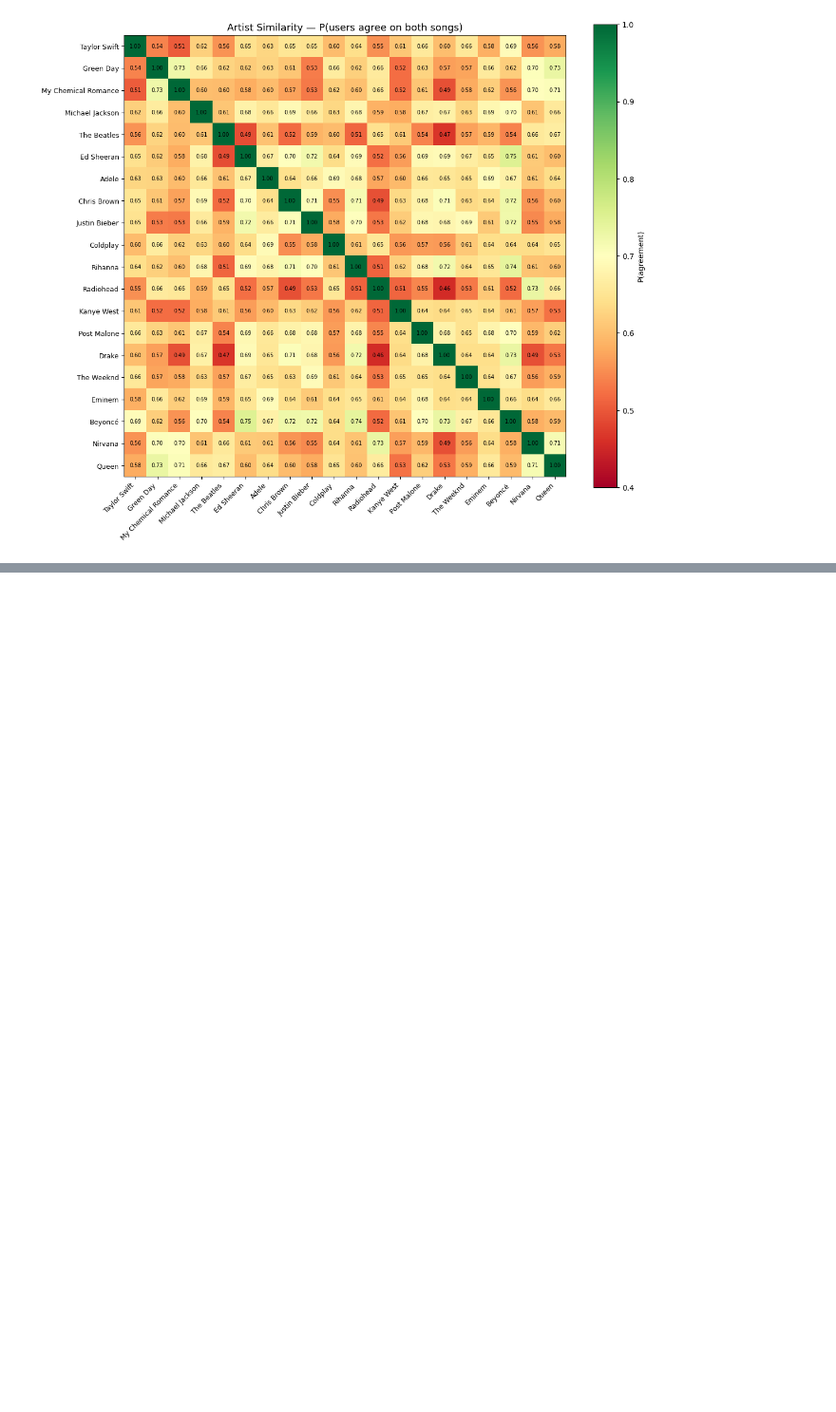
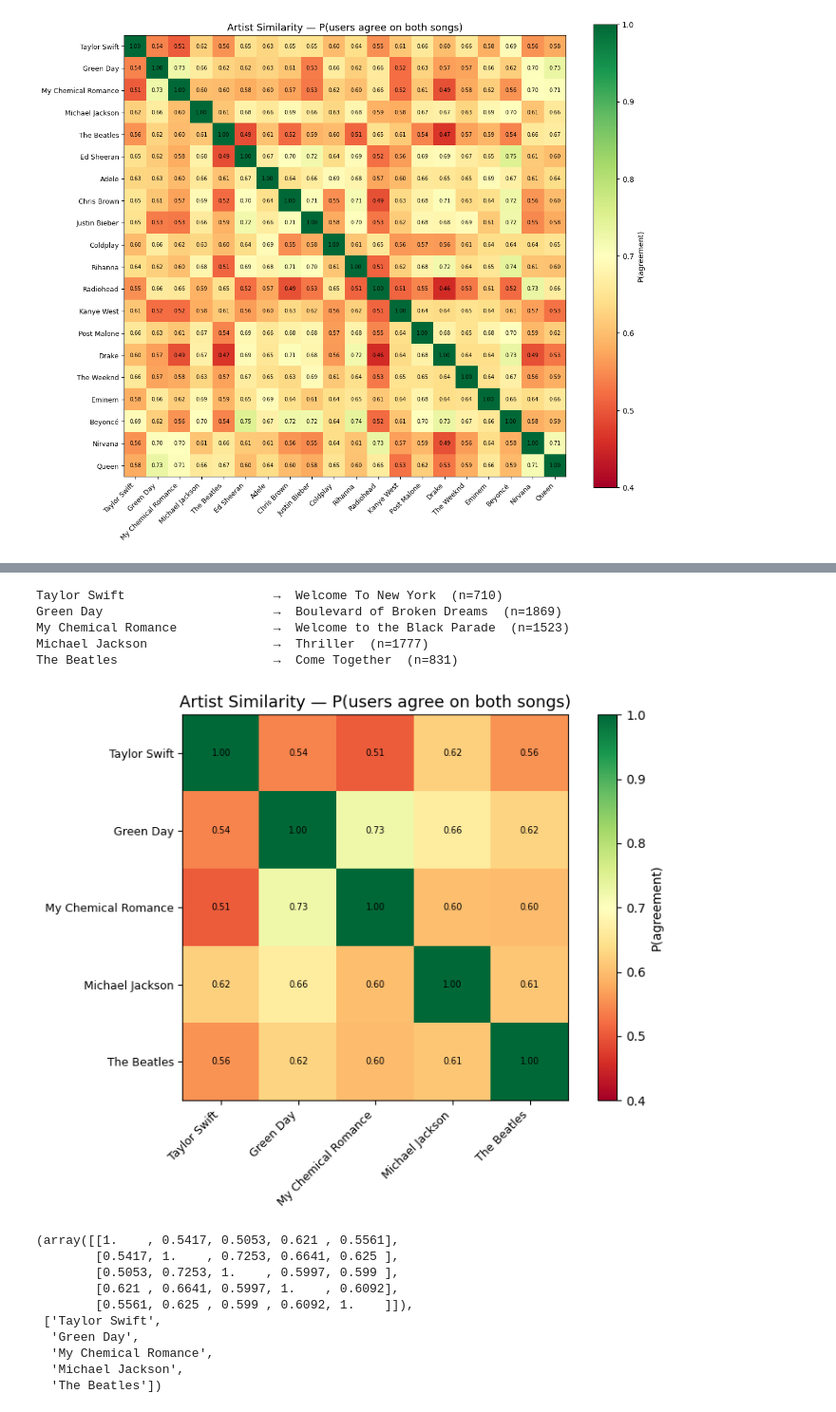
Before and after one commit to sstoikov/piki-research, a Jupyter notebook: 2-similar-artists.ipynb, the cells around one changed output, grey strips where cells are left out. Shown at 95% size. Saved outputs shown, nothing was run; the diff lists cells and outputs as text; code cells hidden in the pictures; blank space fills up the shorter version.

```diff
--- a/2-similar-artists.ipynb
+++ b/2-similar-artists.ipynb
@@ -206,0 +399,19 @@ plt.show()
+# %%
+plot_artist_similarity_heatmap([539, 121, 1431, 27, 2])
+# %% [output]
+Taylor Swift                    →  Welcome To New York  (n=710)
+Green Day                       →  Boulevard of Broken Dreams  (n=1869)
+My Chemical Romance             →  Welcome to the Black Parade  (n=1523)
+Michael Jackson                 →  Thriller  (n=1777)
+The Beatles                     →  Come Together  (n=831)
+[figure, added]
+(array([[1.    , 0.5417, 0.5053, 0.621 , 0.5561],
+        [0.5417, 1.    , 0.7253, 0.6641, 0.625 ],
+        [0.5053, 0.7253, 1.    , 0.5997, 0.599 ],
+        [0.621 , 0.6641, 0.5997, 1.    , 0.6092],
+        [0.5561, 0.625 , 0.599 , 0.6092, 1.    ]]),
+ ['Taylor Swift',
+  'Green Day',
+  'My Chemical Romance',
+  'Michael Jackson',
+  'The Beatles'])
```
Also changed, not shown: parts of 10 cells of this notebook.
